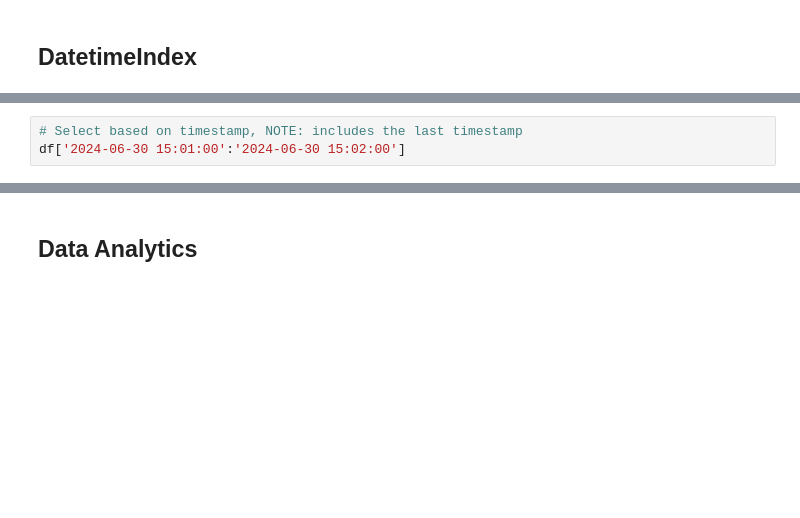
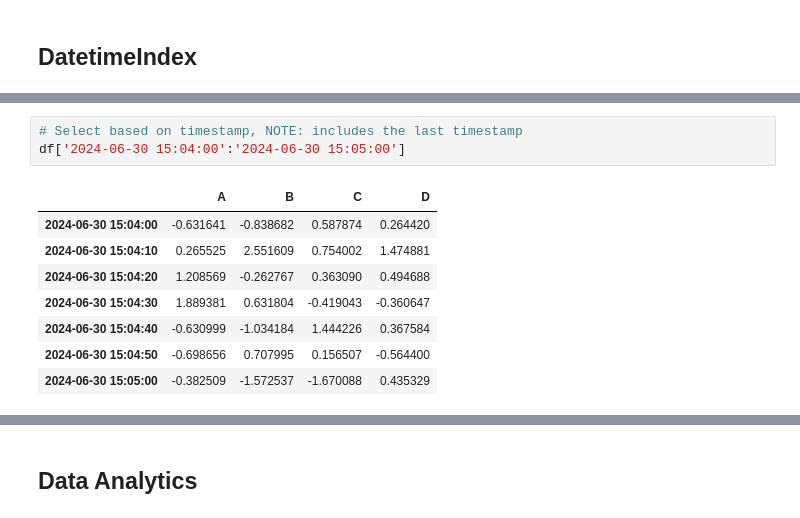
Before and after one commit to joireman/pyrva-pandas, a Jupyter notebook: pandas-data-analysis.ipynb, the cells around one changed output, grey strips where cells are left out. Saved outputs shown, nothing was run; the diff lists cells and outputs as text; blank space fills up the shorter version.

```diff
--- a/pandas-data-analysis.ipynb
+++ b/pandas-data-analysis.ipynb
@@ -164,5 +344,14 @@ df.head()  # Only
 # %%
 # Select based on timestamp, NOTE: includes the last timestamp
-df['2024-06-30 15:01:00':'2024-06-30 15:02:00']
+df['2024-06-30 15:04:00':'2024-06-30 15:05:00']
+# %% [output]
+|  | A | B | C | D |
+| 2024-06-30 15:04:00 | -0.631641 | -0.838682 | 0.587874 | 0.264420 |
+| 2024-06-30 15:04:10 | 0.265525 | 2.551609 | 0.754002 | 1.474881 |
+| 2024-06-30 15:04:20 | 1.208569 | -0.262767 | 0.363090 | 0.494688 |
+| 2024-06-30 15:04:30 | 1.889381 | 0.631804 | -0.419043 | -0.360647 |
+| 2024-06-30 15:04:40 | -0.630999 | -1.034184 | 1.444226 | 0.367584 |
+| 2024-06-30 15:04:50 | -0.698656 | 0.707995 | 0.156507 | -0.564400 |
+| 2024-06-30 15:05:00 | -0.382509 | -1.572537 | -1.670088 | 0.435329 |
 # %%
 df.loc['2024-06-30 15:01:00':'2024-06-30 15:02:00', ['C', 'B']]
```
Also changed, not shown: parts of 55 cells of this notebook.
